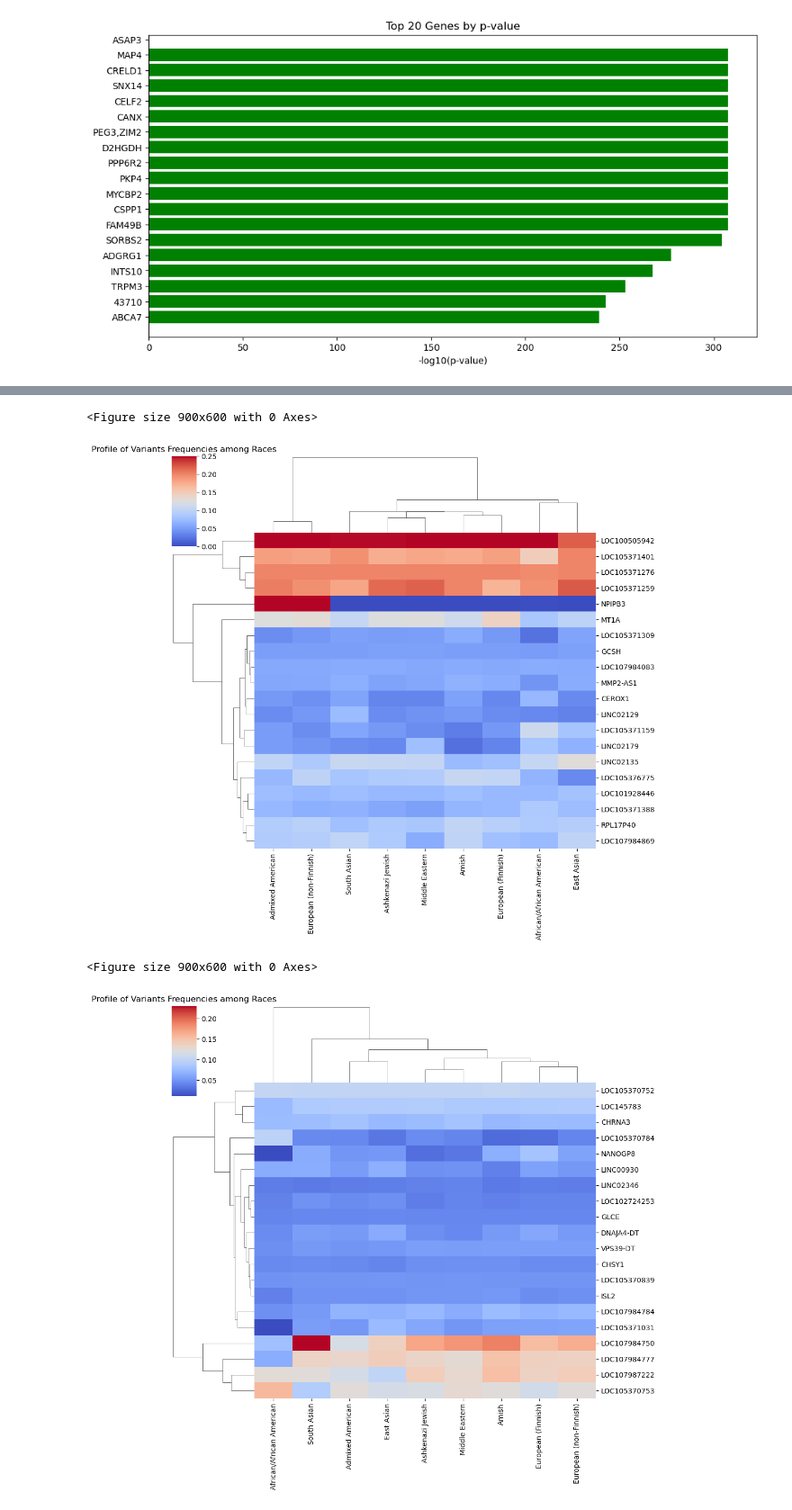
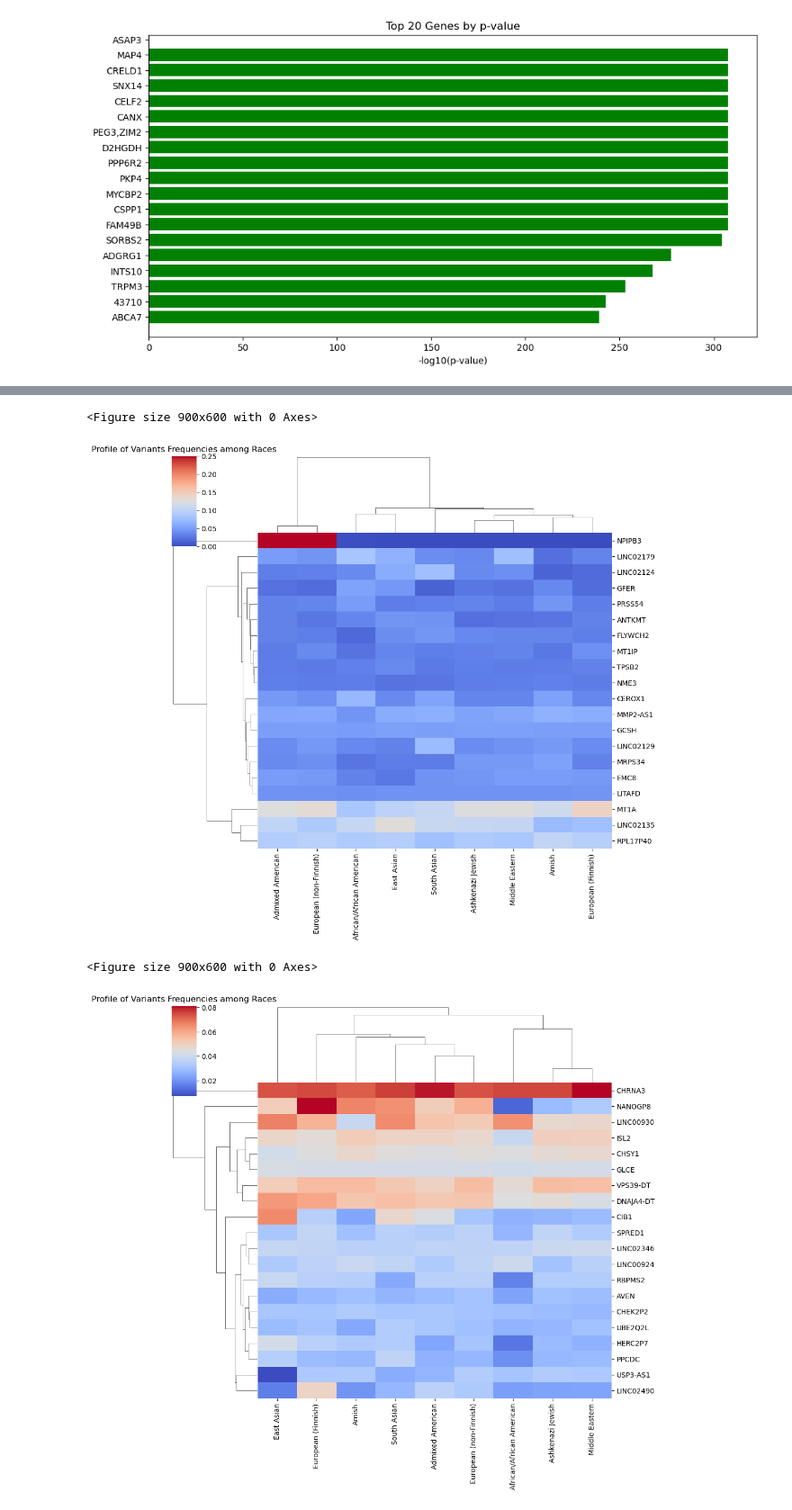
Before and after one commit to yuxinsun-wpi/gnomRegulatory, a Jupyter notebook: gnomad+gtex-splicing_region_variants.ipynb, the cells around one changed output, grey strips where cells are left out. Shown at 90% size. Saved outputs shown, nothing was run; the diff lists cells and outputs as text; code cells hidden in the pictures.

```diff
--- a/gnomad+gtex-splicing_region_variants.ipynb
+++ b/gnomad+gtex-splicing_region_variants.ipynb
@@ -535,6 +565,8 @@ plt.gca().invert_yaxis()  # Invert y-axis to show the most significant genes on
 plt.show()
 # %% [output]
 [figure]
+# %%
+gnom_df_first_occurrence = gnom_df.drop_duplicates(subset='rsIDs', keep='first')
 # %%
 from scipy.cluster.hierarchy import linkage, dendrogram
 import matplotlib.pyplot as plt
@@ -824,8 +861,9 @@ df = pd.DataFrame(data)
 
 df = df.set_index(genenames)
 
+df = df.fillna(0)
 
-df = df.fillna(0)
+df = df[~df.index.str.startswith('LOC')] ## Remove "LOC" Genes and Plot Heatmap
 
 
 # Calculate the mean allele frequency for each row
@@ -849,7 +887,7 @@ plt.title('Profile of Variants Frequencies among Races')
 plt.show()
 # %% [output]
 <Figure size 900x600 with 0 Axes>
-[figure, old version]
+[figure, new version]
 # %%
 from scipy.cluster.hierarchy import linkage, dendrogram
 import matplotlib.pyplot as plt
@@ -866,35 +904,36 @@ data = {
     x: [gnom_df_first_occurrence[gnom_df_first_occurrence['Gene'] == y]["Allele Frequency " + x].mean() for y in genenames] for x in colnames
 }
 df = pd.DataFrame(data)
 
 df = df.set_index(genenames)
 
+df = df.fillna(0)
 
-df = df.fillna(0)
+df = df[~df.index.str.startswith('LOC')] ## Remove "LOC" Genes and Plot Heatmap
 
 
 # Calculate the mean allele frequency for each row
 row_means = df.mean(axis=1)
 
 # Step 1: Select the top 20 genes with the highest mean allele frequency
 top_20_genes = row_means.nlargest(20).index
 
 # Step 2: Subset the original dataframe 'df' to keep only the rows corresponding to the top 20 genes
 filtered_df = df.loc[top_20_genes]
 
 
 
 # Create a clustermap using seaborn
 plt.figure(figsize=(9, 6))
 sns.clustermap(filtered_df, cmap='coolwarm', method='average', metric='euclidean', annot=False)
 
 
 # Set labels for the plot
 plt.title('Profile of Variants Frequencies among Races')
 plt.show()
 # %% [output]
 <Figure size 900x600 with 0 Axes>
-[figure, old version]
+[figure, new version]
 # %%
 from scipy.cluster.hierarchy import linkage, dendrogram
 import matplotlib.pyplot as plt
```
Also changed, not shown: parts of 29 cells of this notebook.
